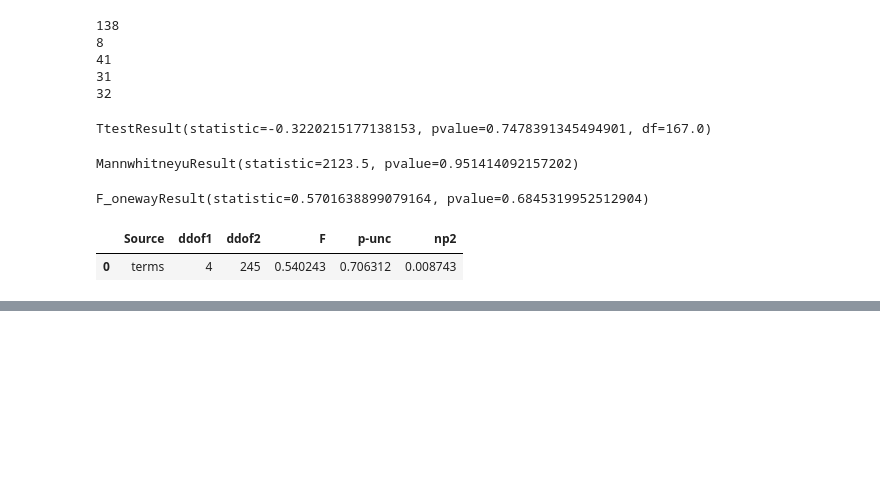
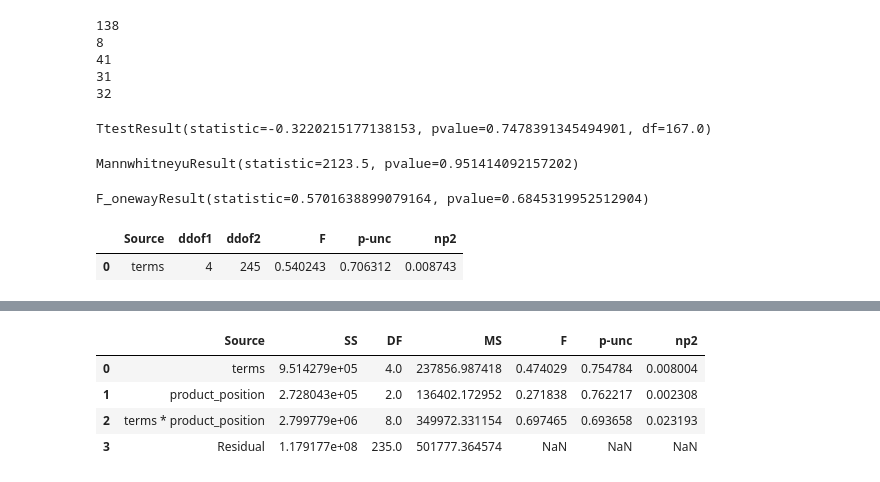
Before and after one commit to Kelebrimbor/Analytics, a Jupyter notebook: Zara_sales/Kaggle_Zara_sales.ipynb, the cells around one changed output, grey strips where cells are left out. Cells and saved outputs as stored; diff of their text form; code cells hidden in the pictures; blank space fills up the shorter version.

Commit message:
Added factorial ANOVA

```diff
--- a/Zara_sales/Kaggle_Zara_sales.ipynb
+++ b/Zara_sales/Kaggle_Zara_sales.ipynb
@@ -630,0 +638,14 @@ sns.pointplot(x='terms', y='sales_volume', data=sales)
+# %%
+pg.anova(data=sales, dv='sales_volume', between=['terms', 'product_position'])
+
+# Проведем многофакторный дисперсионный анализ количества проданного товара,
+# где в качестве факторов укажем тип продукта (terms) и позицию продукта в магазина (product_position)
+
+# По его результатам, в частности, по показателю np2, можно сказать, что большая часть дисперсии покрывается
+# эффектом взаимосвязи между типом продукта и его позицией в магазине
+# %% [output]
+|  | Source | SS | DF | MS | F | p-unc | np2 |
+| 0 | terms | 9.514279e+05 | 4.0 | 237856.987418 | 0.474029 | 0.754784 | 0.008004 |
+| 1 | product_position | 2.728043e+05 | 2.0 | 136402.172952 | 0.271838 | 0.762217 | 0.002308 |
+| 2 | terms * product_position | 2.799779e+06 | 8.0 | 349972.331154 | 0.697465 | 0.693658 | 0.023193 |
+| 3 | Residual | 1.179177e+08 | 235.0 | 501777.364574 | NaN | NaN | NaN |
```
Also changed, not shown: parts of 2 cells of this notebook.
